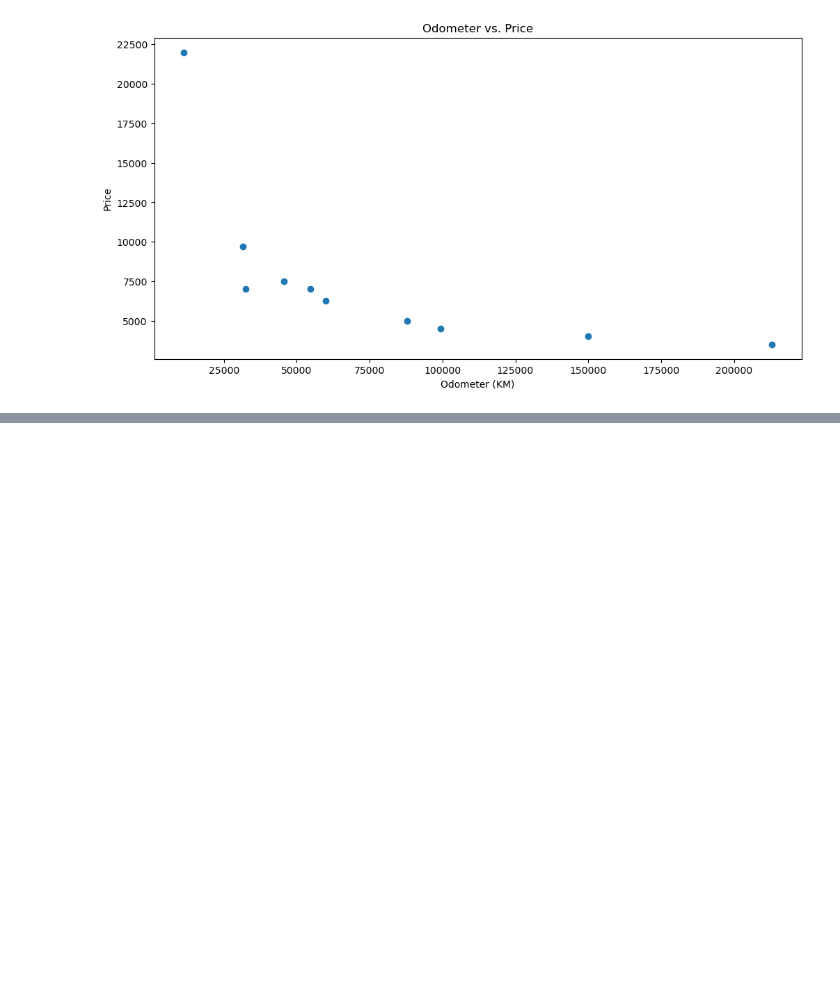
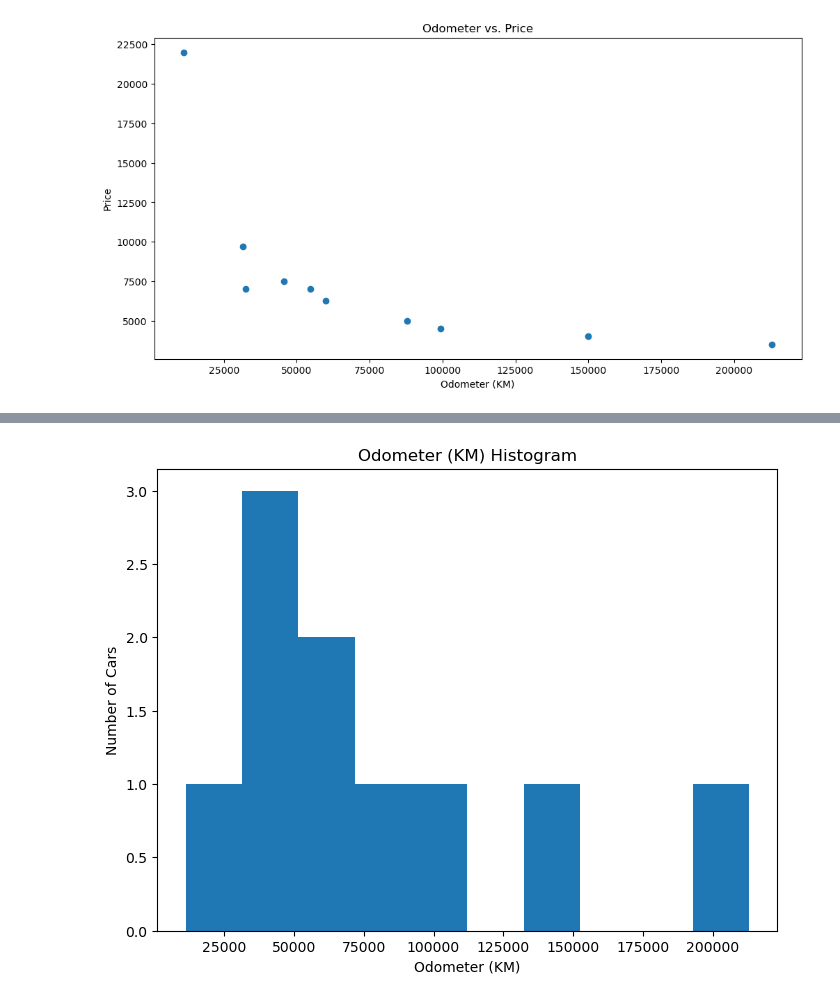
Before and after one commit to Dreyyyyy/machine-learning, a Jupyter notebook: zero-to-mastery/matplotlib/introduction-to-matplotlib.ipynb, the cells around one changed output, grey strips where cells are left out. Cells and saved outputs as stored; diff of their text form; code cells hidden in the pictures; blank space fills up the shorter version.

```diff
--- a/zero-to-mastery/matplotlib/introduction-to-matplotlib.ipynb
+++ b/zero-to-mastery/matplotlib/introduction-to-matplotlib.ipynb
@@ -315,0 +374,13 @@ plt.show()
+# %%
+# Histograms
+
+fig, ax = plt.subplots(figsize=(8, 6))
+
+ax.hist(car_sales["Odometer (KM)"], bins=10)
+ax.set_title("Odometer (KM) Histogram")
+ax.set_xlabel("Odometer (KM)")
+ax.set_ylabel("Number of Cars")
+
+plt.show()
+# %% [output]
+[figure, added]
```
Also changed, not shown: parts of 21 cells of this notebook, 17 other files.
